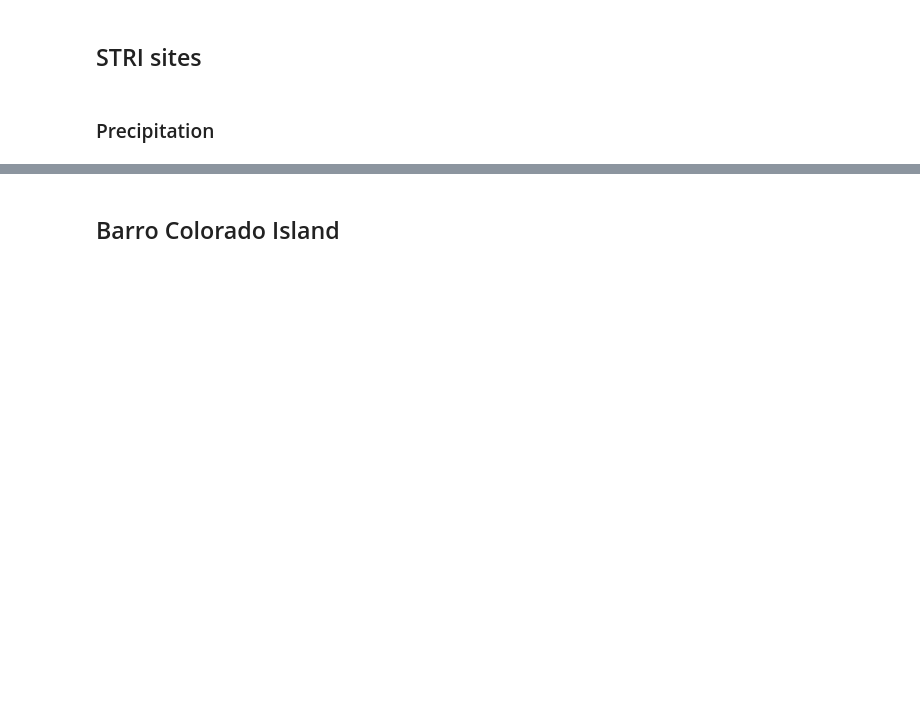
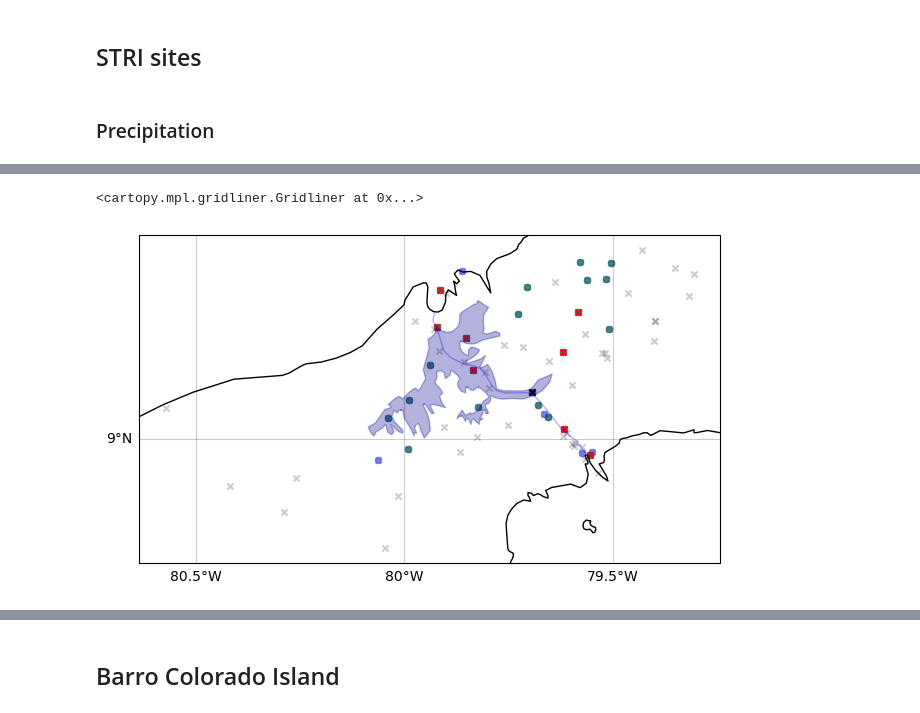
Before and after one commit to clairbarnes/wwa-current, a Jupyter notebook: 24-03_Panama-drought/panama-drought_0P_pre-processing.ipynb, the cells around one changed output, grey strips where cells are left out. Drawn from its saved outputs; the diff is of its cells as text; code cells hidden in the pictures; blank space fills up the shorter version.

```diff
--- a/24-03_Panama-drought/panama-drought_0P_pre-processing.ipynb
+++ b/24-03_Panama-drought/panama-drought_0P_pre-processing.ipynb
@@ -324,0 +314,21 @@ stn_stri.to_csv("data/stations_stri.csv")
+# %%
+# which stations are we left with?
+stn_data = pd.read_csv("data/acp_stations.csv", index_col = 0)
+
+fig, ax = plt.subplots(ncols = 1, figsize = (7.5,6), dpi = 100, subplot_kw = {"projection" : cproj}, sharex = True, sharey = True)
+plt.subplots_adjust(wspace = 0.05)
+
+stn_data[["lon", "lat"]].plot(ax = ax, kind = "scatter", x = "lon", y = "lat", color = "k", alpha = 0.2, marker = "x")
+
+stn_data.loc[acp_sat.columns, ["lon", "lat"]].plot(ax = ax, kind = "scatter", x = "lon", y = "lat", color = "blue", alpha = 0.4)
+stn_data.loc[acp_mid.columns, ["lon", "lat"]].plot(ax = ax, kind = "scatter", x = "lon", y = "lat", color = "green", alpha = 0.4)
+stn_data.loc[acp_long.columns, ["lon", "lat"]].plot(ax = ax, kind = "scatter", x = "lon", y = "lat", color = "red", marker = "x", facecolor = "None")
+stn_data.loc[["GAMBOA"], ["lon", "lat"]].plot(ax = ax, kind = "scatter", x = "lon", y = "lat", color = "k", marker = "x", facecolor = "None")
+
+ax.coastlines()
+ax.add_feature(cartopy.feature.LAKES, color = "darkblue", alpha = 0.3)
+ax.add_feature(cartopy.feature.RIVERS, color = "blue", alpha = 0.3)
+ax.gridlines(color = "k", alpha = 0.2, draw_labels = ["left", "bottom"], xlocs = np.arange(np.floor(xn),xx+0.5,0.5), ylocs = np.arange(np.floor(yn),yx+0.5,0.5))
+# %% [output]
+<cartopy.mpl.gridliner.Gridliner at 0x...>
+[figure, added]
```
Also changed, not shown: parts of 35 cells of this notebook, 46 other files.
